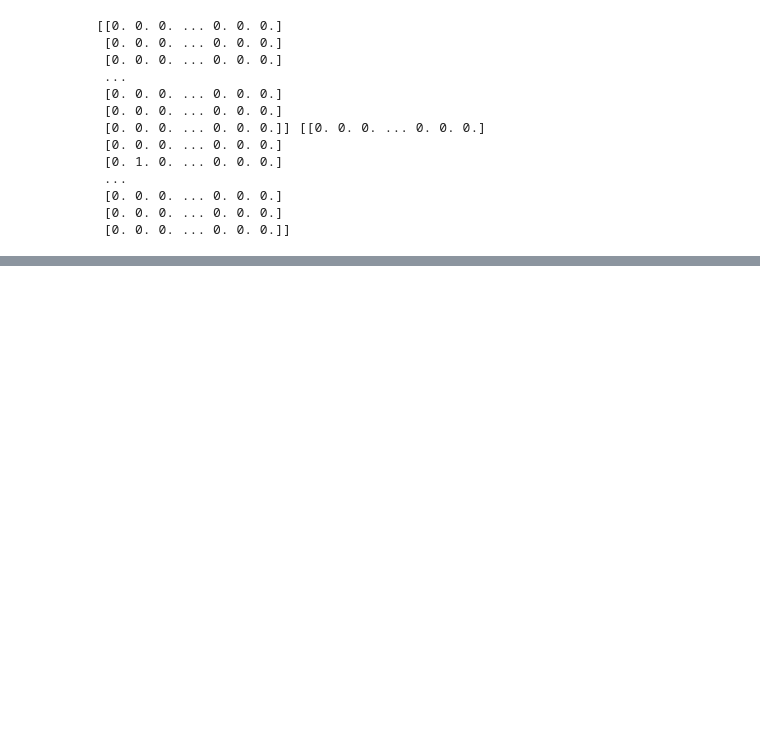
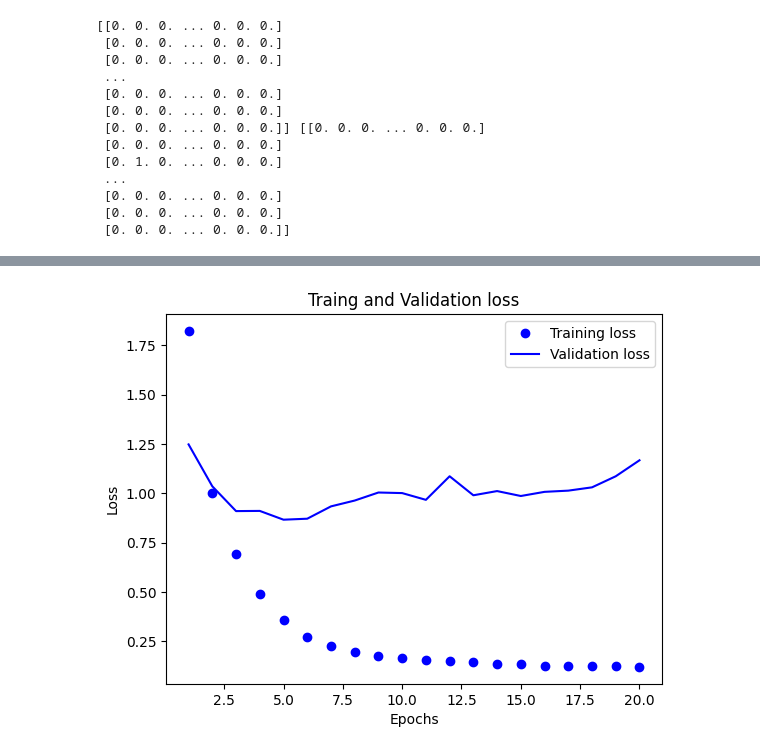
Before and after one commit to thekrishnajeena/deep_learning_with_python, a Jupyter notebook: chapter-4-classificationNregress/binary-classification.ipynb, the cells around one changed output, grey strips where cells are left out. Saved outputs shown, nothing was run; the diff lists cells and outputs as text; code cells hidden in the pictures; blank space fills up the shorter version.

```diff
--- a/chapter-4-classificationNregress/binary-classification.ipynb
+++ b/chapter-4-classificationNregress/binary-classification.ipynb
@@ -497,0 +580,18 @@ hits_array.mean()
+# %%
+# experiments
+
+
+model = keras.Sequential([
+    layers.Dense(64, activation="relu"),
+    layers.Dense(64, activation="relu"),
+    layers.Dense(46, activation="softmax")
+])
+
+model.compile(optimizer="rmsprop",
+              loss="categorical_crossentropy"
+              ,metrics=["accuracy"])
+onelayer_history = model.fit(partial_x_train,
+          partial_y_train,
+          epochs=20,
+          batch_size=128,
+          validation_data=(x_val, y_val))
@@ -497,0 +616,15 @@ hits_array.mean()
+# %%
+import matplotlib.pyplot as plt
+
+loss = onelayer_history.history["loss"]
+val_loss = onelayer_history.history["val_loss"]
+epochs = range(1, len(loss) +1)
+plt.plot(epochs, loss, "bo", label="Training loss")
+plt.plot(epochs, val_loss, "b", label="Validation loss")
+plt.title("Traing and Validation loss")
+plt.xlabel("Epochs")
+plt.ylabel("Loss")
+plt.legend()
+plt.show()
+# %% [output]
+[figure, added]
```
Also changed, not shown: parts of 30 cells of this notebook.
